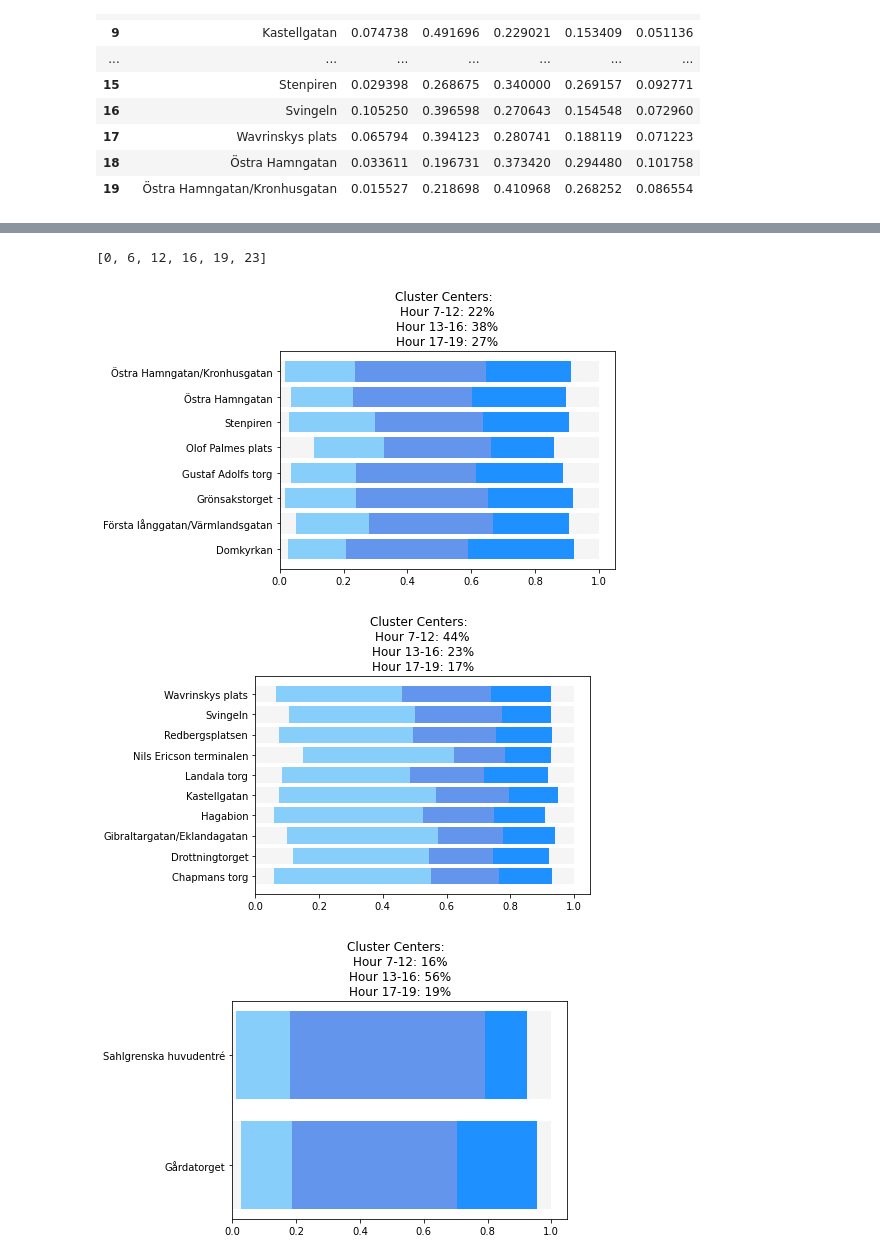
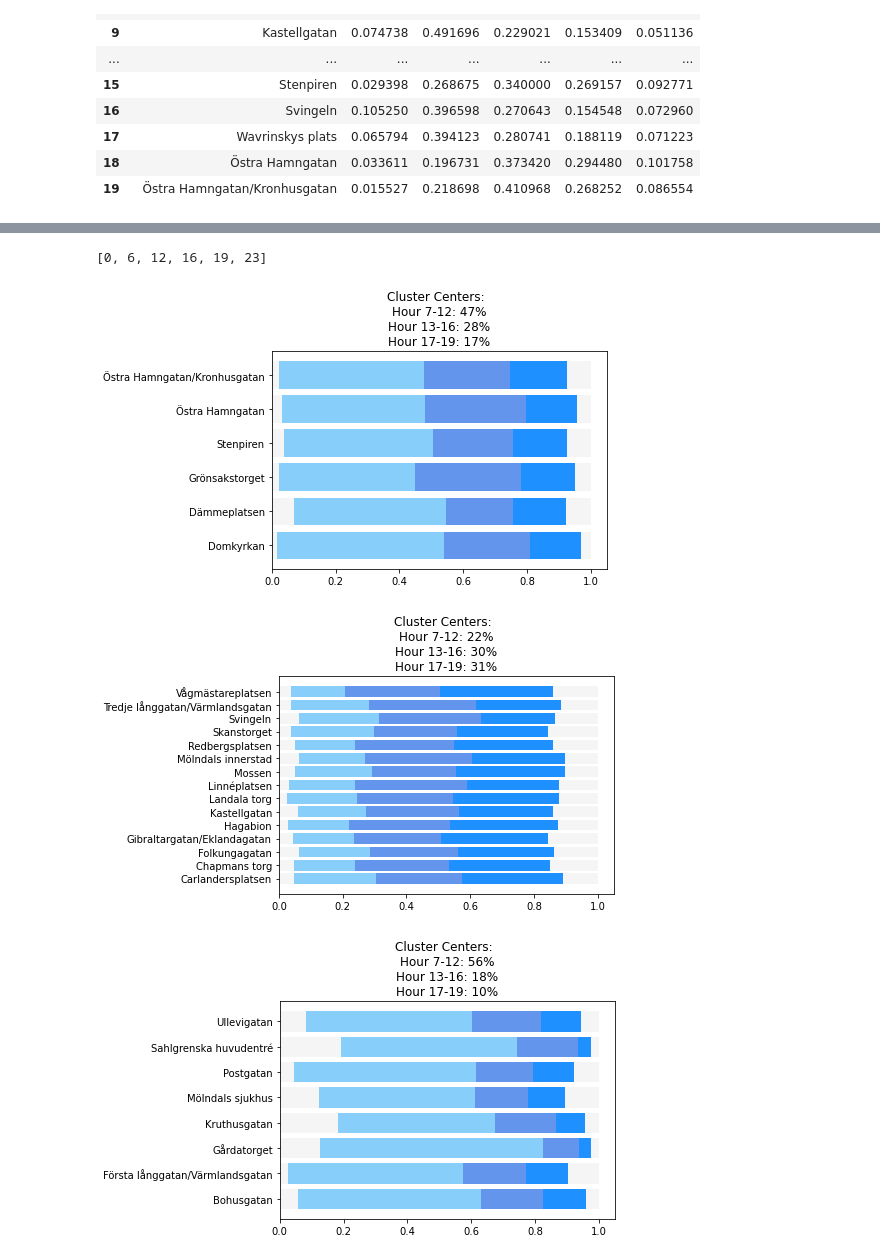
Before and after one commit to flowton/bike-rental, a Jupyter notebook: bike-rental-gbg.ipynb, the cells around one changed output, grey strips where cells are left out. Saved outputs shown, nothing was run; the diff lists cells and outputs as text; code cells hidden in the pictures.

```diff
--- a/bike-rental-gbg.ipynb
+++ b/bike-rental-gbg.ipynb
@@ -449,7 +449,7 @@ def viz_start_end(data, stations, h_start = 'unspecified', h_end = 'unspecified'
         plt.legend()
         plt.title(f'Start and End between {h_start} and {h_end}')
 
-data, stations = filter_data_2(h_start = 6, h_end = 9, min_trips = 100, num_results= 10, sort_order= 'total_diff')
+data, stations = filter_data_2(h_start = 6, h_end = 9, min_trips = 100, num_results= 20, sort_order= 'total_diff')
 #viz_start_end(data, stations)
 # %%
 hour_start = df_plot.groupby(['start_station_name', 'start_hour'])['start_station_num'].count().reset_index()
@@ -618,9 +619,9 @@ filt_10 = filtered_data.tail(10)
 # %%
 ## Grouping the data
-
+cutoff_points = [6,12,16,19] #Old is 6,12,16,19
 # TODO - Make this nicer so not having strings, but its hard when there can be any amount
 # of possible hours. Look at size of cutoff_points, build another function thar groups by this condition
-def grouping_starthour_adv(df, cuttof_points, type = 'proportion', keep_total_count = False):
+def grouping_by_hour(df, cuttof_points, hour_type, calc_type = 'proportion', keep_total_count = False):
     cutof_dict = {}
     for i, cutof in enumerate(cuttof_points):
         if cutof == min(cuttof_points):
@@ -639,17 +640,24 @@ def grouping_starthour_adv(df, cuttof_points, type = 'proportion', keep_total_co
     string =  string[:-2] # remove the last comma
     string = string + ',' + '\'count\'' + ']'
 
-    temp = df.groupby(['start_station_name'])['start_hour'].agg(
+    if hour_type == 'start':
+        station_name_direction = 'start_station_name'
+        hour = 'start_hour'
+    else:
+        station_name_direction = 'end_station_name'
+        hour = 'end_hour'
+
+    temp = df.groupby([station_name_direction])[hour].agg(
         eval(string)
      )
 
-    if type == 'proportion':
+    if calc_type == 'proportion':
         total_count = temp['count']
         res = temp.iloc[:,:-1].div(total_count, axis = 0) #divide all col in row with total row count
         if keep_total_count:
             res['total_count'] = total_count
     return res.reset_index()
 
-cutoff_points = [6,12,16,19] #Old is 6,12,16,19
-grouped_data = grouping_starthour_adv(filt_10,cutoff_points)
-grouped_data
+
+grouped_start = grouping_by_hour(filtered_data_start,cutoff_points, 'start')
+grouped_end = grouping_by_hour(filtered_data_end, cutoff_points, 'end')
@@ -794,10 +796,11 @@ new_end = grouping_by_hour(filt_10, cutoff_points, 'end')
 # %%
-
-
 ## Clustering the data
 # Careful if clustering take into account all features, inclding like 20-23. Should this also be dropped?
-k = 3
-kmeans_input_data = grouped_data.drop(columns = ['start_station_name','0-6', '20-23'])
+
+grouped_data = grouped_end## Here must set what the grouped data, if its start or end data
+station_name_dir = grouped_data.columns[0] # This will either give 'start_station_name' or 'end_station_name'
+k = 5
+kmeans_input_data = grouped_data.drop(columns = [station_name_dir,'0-6', '20-23'])
 kmeans_model = KMeans(n_clusters = k).fit(kmeans_input_data)#Drop station as it's not a feature
 def find_station_label(data, model, k):
     labeldict = {}
@@ -812,42 +815,39 @@ t = find_station_label(grouped_data,kmeans_model,k)
 # %%
 ## Visualizing the data
 
-def stacked_bar_clustering_viz(labeldict, data,model_data, points_of_cutoff, cluster_centers, max_results = 1000):
+def stacked_bar_clustering_viz(labeldict, data,model_data, points_of_cutoff, cluster_centers, station_name_direction, max_results = 1000):
     def find_stacked_bottom(n, row):
         bottom = 0
         for i in range(0,n):
             bottom = bottom + row.iloc[:, (i+1)]
         return bottom
 
     all_cutoff_pts = points_of_cutoff.copy()
     all_cutoff_pts = [0] + all_cutoff_pts + [23]
     colors = ['whitesmoke', 'lightskyblue', 'cornflowerblue', 'dodgerblue', 'whitesmoke']
     print(all_cutoff_pts)
     fig, ax = plt.subplots()
     for key, value in enumerate(labeldict.items()):
         for i, station in enumerate(value[1]):
-            row = data[data['start_station_name'] == station]
+            row = data[data[station_name_dir] == station]
             for n in range(0,len(all_cutoff_pts)-1):
                 bt = find_stacked_bottom(n,row)
                 plt.barh(station, row.iloc[:,(n+1)], left = bt, color = colors[n], label = station)
         center = [ "{:.0%}".format(x) for x in cluster_centers[key]]
         combo= ['Hour ' + model_data.columns[x] + ': ' +  center[x] for x in range(len(cluster_centers[0]))]
         pretty_print = '\n'.join([str(elem) for elem in combo])
         #print(pretty_print)
         plt.title('Cluster Centers:  \n' + str(pretty_print))
         plt.show()
 
 
 #{:0.2f}
 
 
 
-stacked_bar_clustering_viz(t, grouped_data, kmeans_input_data, cutoff_points, kmeans_model.cluster_centers_)
-
-
-temp = grouped_data
+stacked_bar_clustering_viz(t, grouped_data, kmeans_input_data, cutoff_points, kmeans_model.cluster_centers_, station_name_direction = station_name_dir)
 # %% [output]
 [0, 6, 12, 16, 19, 23]
-[figure, old version]
+[figure, new version]
-[figure, old version]
+[figure, new version]
-[figure, old version]
+[figure, new version]
```
Also changed, not shown: parts of 23 cells of this notebook.
